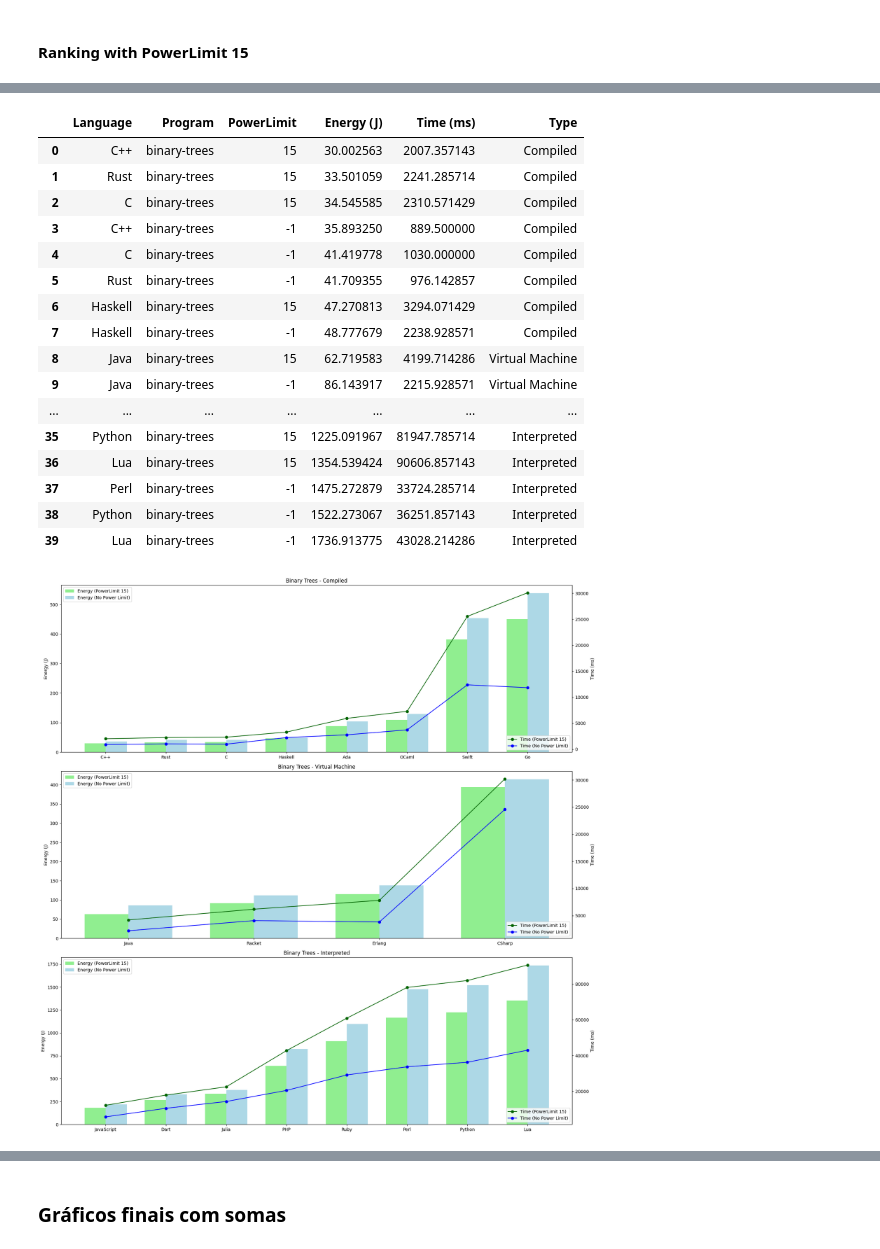
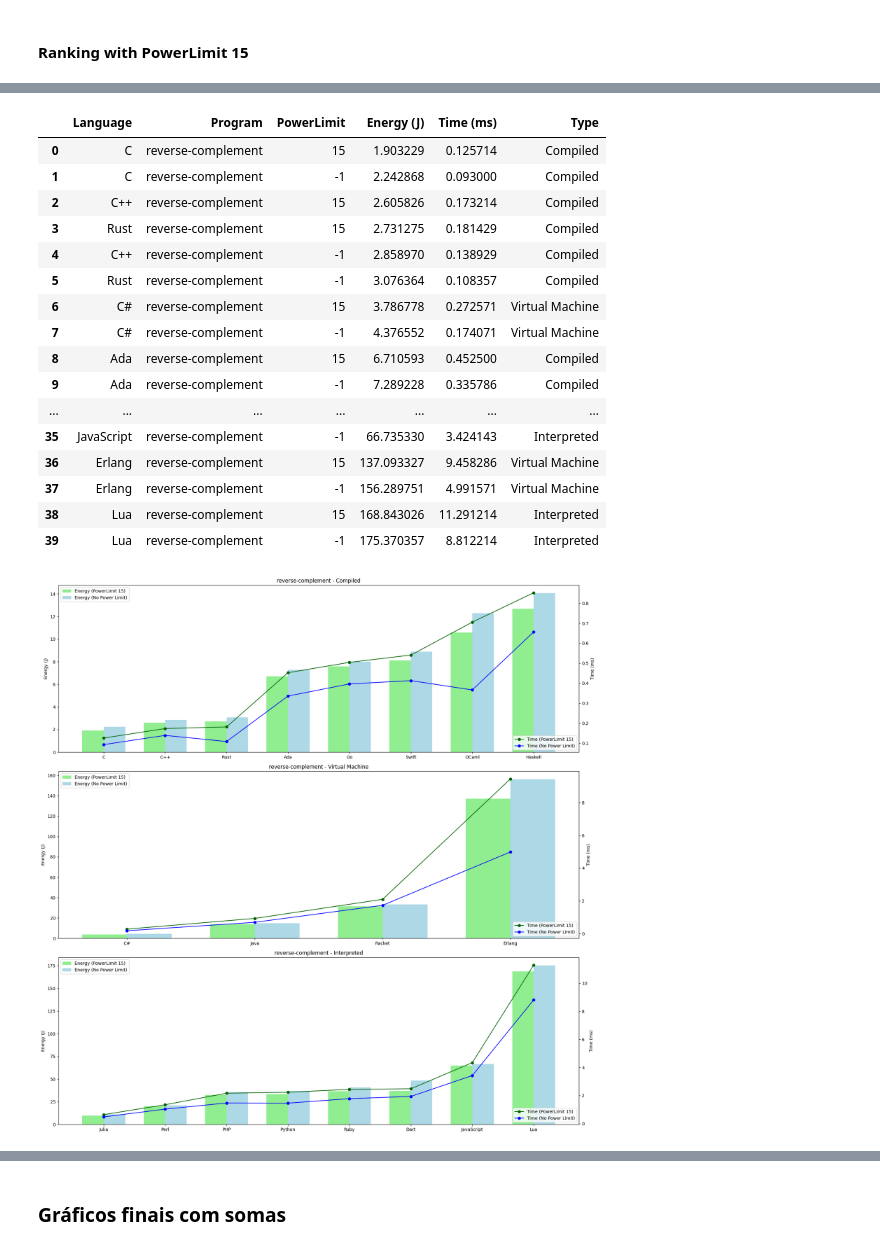
Before and after one commit to LuisMPSilva01/Energy-Languages-PowerCap, a Jupyter notebook: NoteBooks/statistics.ipynb, the cells around one changed output, grey strips where cells are left out. Drawn from its saved outputs; the diff is of its cells as text; code cells hidden in the pictures.

```diff
--- a/NoteBooks/statistics.ipynb
+++ b/NoteBooks/statistics.ipynb
@@ -10,6 +10,8 @@ import numpy as np
 
 file_name = '../measurements.csv'
 df = pd.read_csv(file_name, header = 0, delimiter=",", decimal=".")
+df['Language'].replace('CSharp', 'C#', inplace=True)
+df['Time'] = df['Time'] / 1000
 df.head()
 # %% [output]
 |  | Language | Program | PowerLimit | Package | Core | GPU | DRAM | Time | Temperature | Memory |
@@ -373,3 +448,7 @@ binaryTrees['Type'] = "undefined"
+# %%
+problem = "reverse-complement"
+binaryTrees = dfRanking_dict[problem]
+binaryTrees['Type'] = "undefined"
 # %%
 binaryTrees.loc[binaryTrees['Language'] == 'Ada', 'Type'] = "Compiled"
 binaryTrees.loc[binaryTrees['Language'] == 'C', 'Type'] = "Compiled"
@@ -389,7 +468,7 @@ binaryTrees.loc[binaryTrees['Language'] == 'Python', 'Type'] = "Interpreted"
 binaryTrees.loc[binaryTrees['Language'] == 'Ruby', 'Type'] = "Interpreted"
 binaryTrees.loc[binaryTrees['Language'] == 'Julia', 'Type'] = "Interpreted"
 # %%
-binaryTrees.loc[binaryTrees['Language'] == 'CSharp', 'Type'] = "Virtual Machine"
+binaryTrees.loc[binaryTrees['Language'] == 'C#', 'Type'] = "Virtual Machine"
 binaryTrees.loc[binaryTrees['Language'] == 'Erlang', 'Type'] = "Virtual Machine"
 binaryTrees.loc[binaryTrees['Language'] == 'Java', 'Type'] = "Virtual Machine"
 binaryTrees.loc[binaryTrees['Language'] == 'Racket', 'Type'] = "Virtual Machine"
@@ -397,22 +476,22 @@ binaryTrees.loc[binaryTrees['Language'] == 'Racket', 'Type'] = "Virtual Machine"
 binaryTrees.head(40)
 # %% [output]
 |  | Language | Program | PowerLimit | Energy (J) | Time (ms) | Type |
-| 0 | C++ | binary-trees | 15 | 30.002563 | 2007.357143 | Compiled |
-| 1 | Rust | binary-trees | 15 | 33.501059 | 2241.285714 | Compiled |
-| 2 | C | binary-trees | 15 | 34.545585 | 2310.571429 | Compiled |
-| 3 | C++ | binary-trees | -1 | 35.893250 | 889.500000 | Compiled |
-| 4 | C | binary-trees | -1 | 41.419778 | 1030.000000 | Compiled |
-| 5 | Rust | binary-trees | -1 | 41.709355 | 976.142857 | Compiled |
-| 6 | Haskell | binary-trees | 15 | 47.270813 | 3294.071429 | Compiled |
-| 7 | Haskell | binary-trees | -1 | 48.777679 | 2238.928571 | Compiled |
-| 8 | Java | binary-trees | 15 | 62.719583 | 4199.714286 | Virtual Machine |
-| 9 | Java | binary-trees | -1 | 86.143917 | 2215.928571 | Virtual Machine |
+| 0 | C | reverse-complement | 15 | 1.903229 | 0.125714 | Compiled |
+| 1 | C | reverse-complement | -1 | 2.242868 | 0.093000 | Compiled |
+| 2 | C++ | reverse-complement | 15 | 2.605826 | 0.173214 | Compiled |
+| 3 | Rust | reverse-complement | 15 | 2.731275 | 0.181429 | Compiled |
+| 4 | C++ | reverse-complement | -1 | 2.858970 | 0.138929 | Compiled |
+| 5 | Rust | reverse-complement | -1 | 3.076364 | 0.108357 | Compiled |
+| 6 | C# | reverse-complement | 15 | 3.786778 | 0.272571 | Virtual Machine |
+| 7 | C# | reverse-complement | -1 | 4.376552 | 0.174071 | Virtual Machine |
+| 8 | Ada | reverse-complement | 15 | 6.710593 | 0.452500 | Compiled |
+| 9 | Ada | reverse-complement | -1 | 7.289228 | 0.335786 | Compiled |
 | ... | ... | ... | ... | ... | ... | ... |
-| 35 | Python | binary-trees | 15 | 1225.091967 | 81947.785714 | Interpreted |
-| 36 | Lua | binary-trees | 15 | 1354.539424 | 90606.857143 | Interpreted |
-| 37 | Perl | binary-trees | -1 | 1475.272879 | 33724.285714 | Interpreted |
-| 38 | Python | binary-trees | -1 | 1522.273067 | 36251.857143 | Interpreted |
-| 39 | Lua | binary-trees | -1 | 1736.913775 | 43028.214286 | Interpreted |
+| 35 | JavaScript | reverse-complement | -1 | 66.735330 | 3.424143 | Interpreted |
+| 36 | Erlang | reverse-complement | 15 | 137.093327 | 9.458286 | Virtual Machine |
+| 37 | Erlang | reverse-complement | -1 | 156.289751 | 4.991571 | Virtual Machine |
+| 38 | Lua | reverse-complement | 15 | 168.843026 | 11.291214 | Interpreted |
+| 39 | Lua | reverse-complement | -1 | 175.370357 | 8.812214 | Interpreted |
 # %%
 # Separate data by Type and PowerLimit
 compiled_15_data = binaryTrees[(binaryTrees['Type'] == 'Compiled') & (binaryTrees['PowerLimit'] == 15)]
@@ -425,34 +504,34 @@ interpreted_15_data = binaryTrees[(binaryTrees['Type'] == 'Interpreted') & (bina
 interpreted_minus_1_data = binaryTrees[(binaryTrees['Type'] == 'Interpreted') & (binaryTrees['PowerLimit'] == -1)]
 
 # Function to plot data
 def plot_data(ax, energy_15, time_15, energy_minus_1, time_minus_1, label):
     x = np.arange(len(energy_15))
     width = 0.35
 
     ax.bar(x - width/2, energy_15['Energy (J)'], width, color='lightgreen', label='Energy (PowerLimit 15)')
     ax.bar(x + width/2, energy_minus_1['Energy (J)'], width, color='lightblue', label='Energy (No Power Limit)')
 
     ax2 = ax.twinx()
     ax2.plot(x, energy_15['Time (ms)'], color='darkgreen', marker='o', label='Time (PowerLimit 15)')
     ax2.plot(x, time_minus_1['Time (ms)'], color='blue', marker='o', label='Time (No Power Limit)')
 
     ax.set_xticks(x)
     ax.set_xticklabels(energy_15['Language'])
     ax.set_ylabel('Energy (J)')
     ax2.set_ylabel('Time (ms)')
     ax.set_title(label)
     ax.legend(loc='upper left')
     ax2.legend(loc='lower right')  # Adjusting legend position
 
 
 # Plotting
 fig, axs = plt.subplots(3, 1, figsize=(18, 18))
 
-plot_data(axs[0], compiled_15_data, compiled_15_data, compiled_minus_1_data, compiled_minus_1_data, 'Binary Trees - Compiled')
-plot_data(axs[1], vm_15_data, vm_15_data, vm_minus_1_data, vm_minus_1_data, 'Binary Trees - Virtual Machine')
-plot_data(axs[2], interpreted_15_data, interpreted_15_data, interpreted_minus_1_data, interpreted_minus_1_data, 'Binary Trees - Interpreted')
+plot_data(axs[0], compiled_15_data, compiled_15_data, compiled_minus_1_data, compiled_minus_1_data, f'{problem} - Compiled')
+plot_data(axs[1], vm_15_data, vm_15_data, vm_minus_1_data, vm_minus_1_data, f'{problem} - Virtual Machine')
+plot_data(axs[2], interpreted_15_data, interpreted_15_data, interpreted_minus_1_data, interpreted_minus_1_data, f'{problem} - Interpreted')
 
 plt.tight_layout()
 plt.show()
 # %% [output]
-[figure, old version]
+[figure, new version]
```
Also changed, not shown: parts of 27 cells of this notebook.
